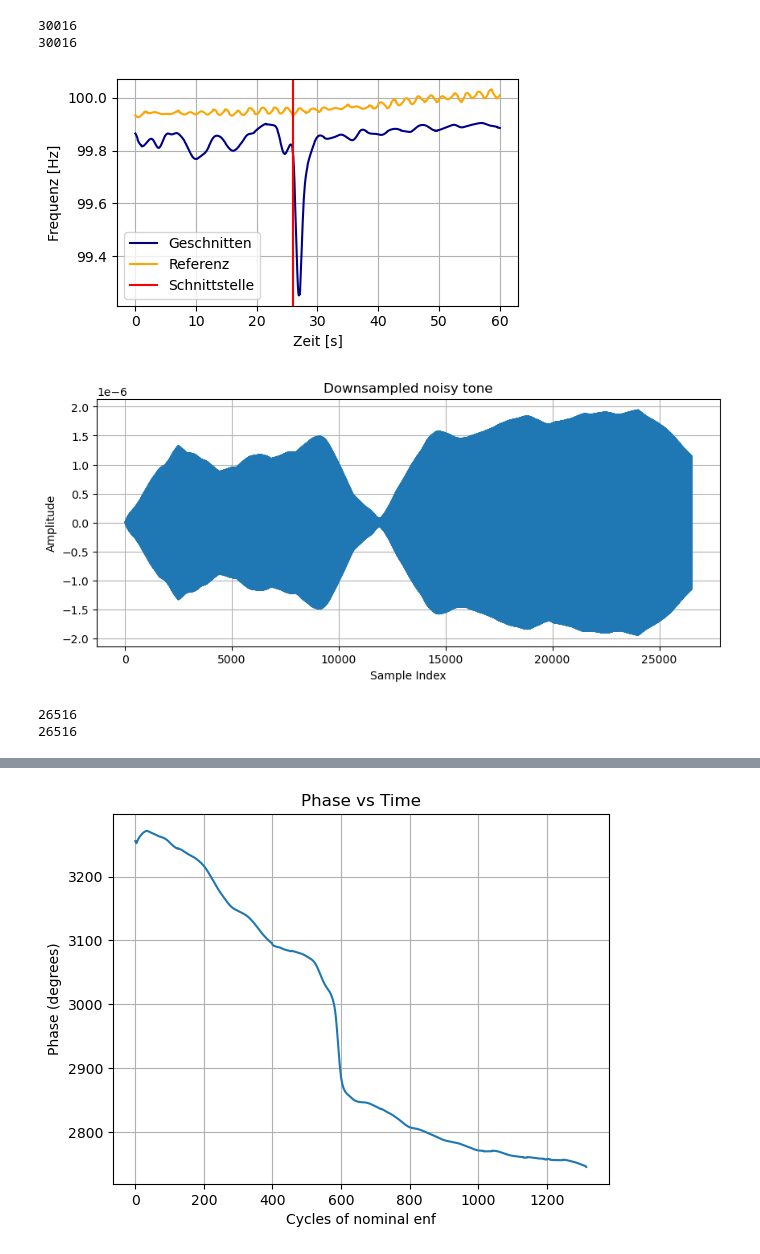
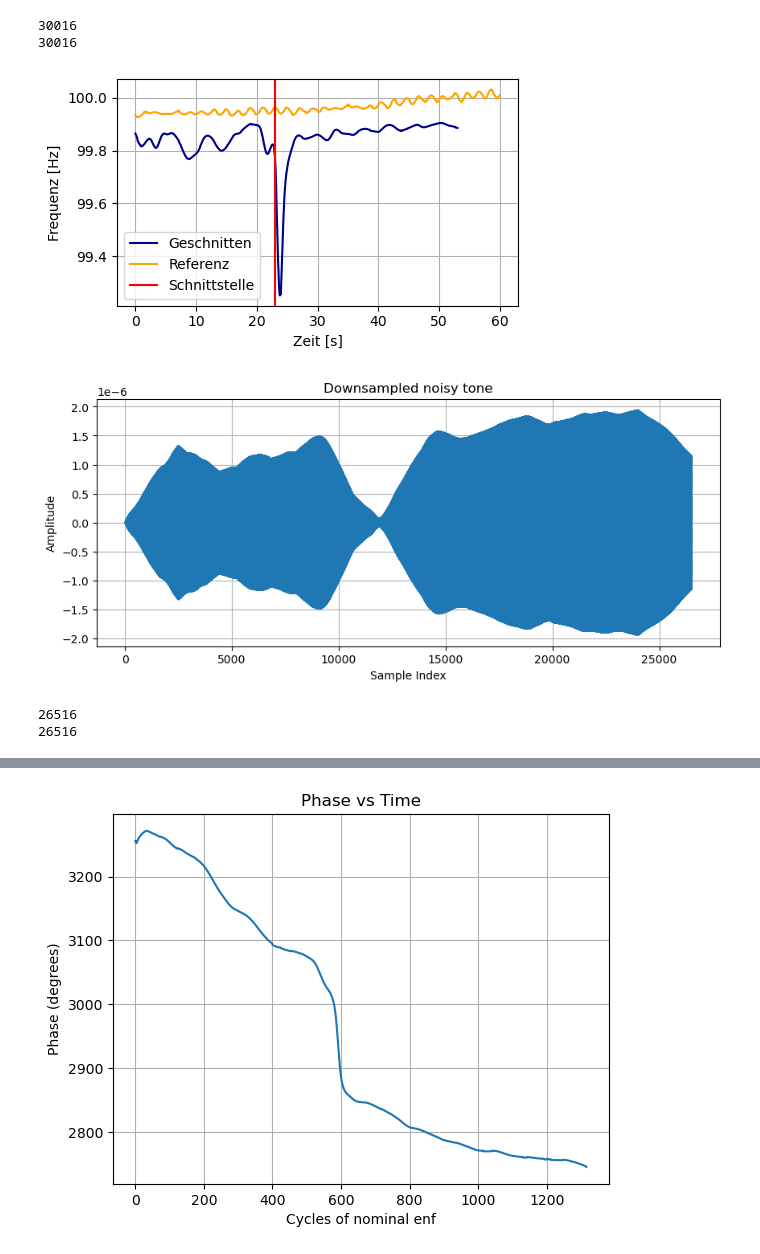
Before and after one commit to Licates/ENFify, a Jupyter notebook: notebooks/ls/0.03_ls_enf-enhancement.ipynb, the cells around one changed output, grey strips where cells are left out. Drawn from its saved outputs; the diff is of its cells as text; code cells hidden in the pictures.

```diff
--- a/notebooks/ls/0.03_ls_enf-enhancement.ipynb
+++ b/notebooks/ls/0.03_ls_enf-enhancement.ipynb
@@ -413,35 +413,35 @@ print(len(bandpass_sig))
 # %%
 freqs_DFT1_cut = segmented_freq_estimation_DFT1(cut_denoised_signal, cut_noise_fs, 100, 20_000, 100)
 freqs_ref = segmented_freq_estimation_DFT1(bandpass_ref, ref_fs, 100, 20_000, 100)
 
 time_ref = np.linspace(0.0, x_ref, len(freqs_ref))
-time_cut = np.linspace(0.0, x, len(freqs_DFT1_cut))
-cut_start = 26
+time_cut = np.linspace(0.0, x_cut, len(freqs_DFT1_cut))
+cut_start = 23
 
 plt.figure(figsize=(5, 3))
 plt.plot(time_cut, freqs_DFT1_cut-0.1, color="#00008B", label = "Geschnitten")
 plt.plot(time_ref, freqs_ref, color="orange", label = "Referenz")
 plt.axvline(cut_start, color="red", label = "Schnittstelle")
 plt.xlabel('Zeit [s]')
 plt.ylabel('Frequenz [Hz]')
 plt.grid()
 plt.legend()
 plt.tight_layout()
 plt.savefig('whu_tampered_freqs.pdf', dpi=300)
 plt.show()
 
 plt.figure(figsize=(10, 4))
 plt.plot(cut_denoised_signal)
 plt.title('Downsampled noisy tone')
 plt.xlabel('Sample Index')
 plt.ylabel('Amplitude')
 plt.grid()
 plt.show()
 
 print(len(cut_denoised_signal))
 print(len(bandpass_sig_cut))
 # %% [output]
-[figure, old version]
+[figure, new version]
 [figure]
 26516
 26516
```
Also changed, not shown: parts of 2 cells of this notebook.
